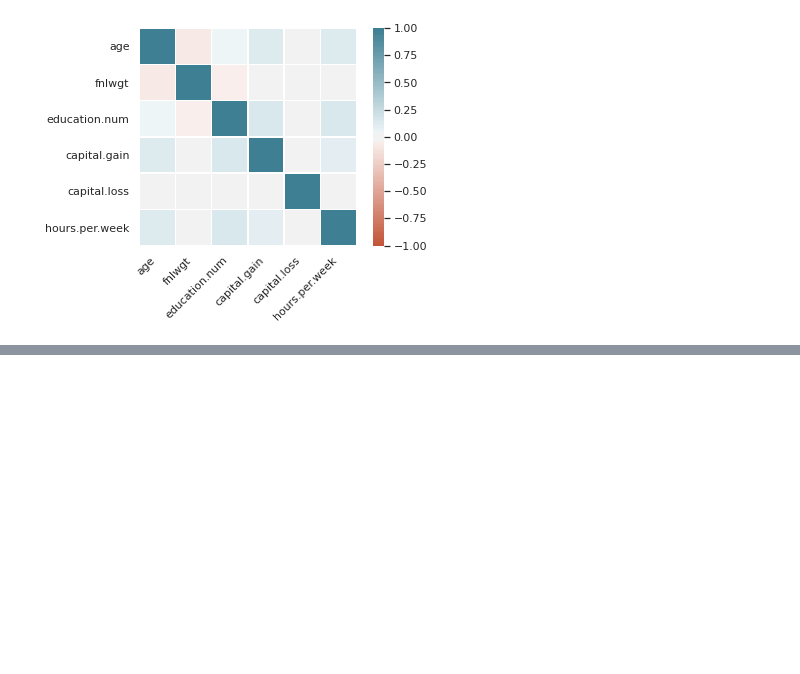
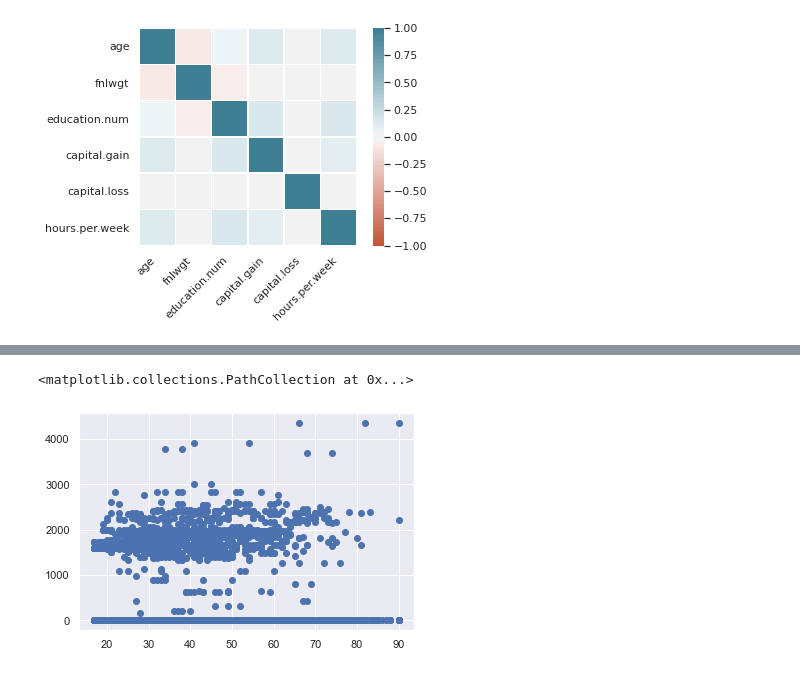
Before and after one commit to nicholasanthonys/tubes-probabilias-statistika, a Jupyter notebook: Tubes Data Cleaning.ipynb, the cells around one changed output, grey strips where cells are left out. Cells and saved outputs as stored; diff of their text form; code cells hidden in the pictures; blank space fills up the shorter version.

```diff
--- a/Tubes Data Cleaning.ipynb
+++ b/Tubes Data Cleaning.ipynb
@@ -180,0 +202,5 @@ ax.set_xticklabels(
+# %%
+plt.scatter(datacensus["age"], datacensus["capital.loss"])
+# %% [output]
+<matplotlib.collections.PathCollection at 0x...>
+[figure, added]
```
Also changed, not shown: parts of 17 cells of this notebook.
